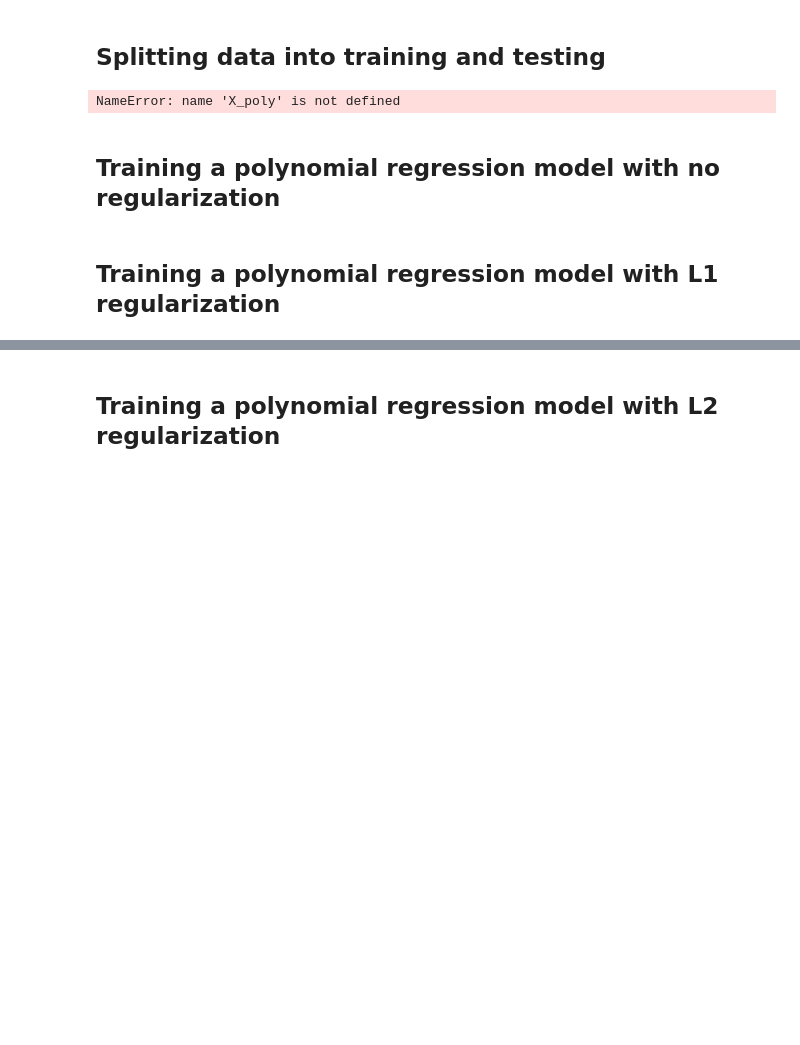
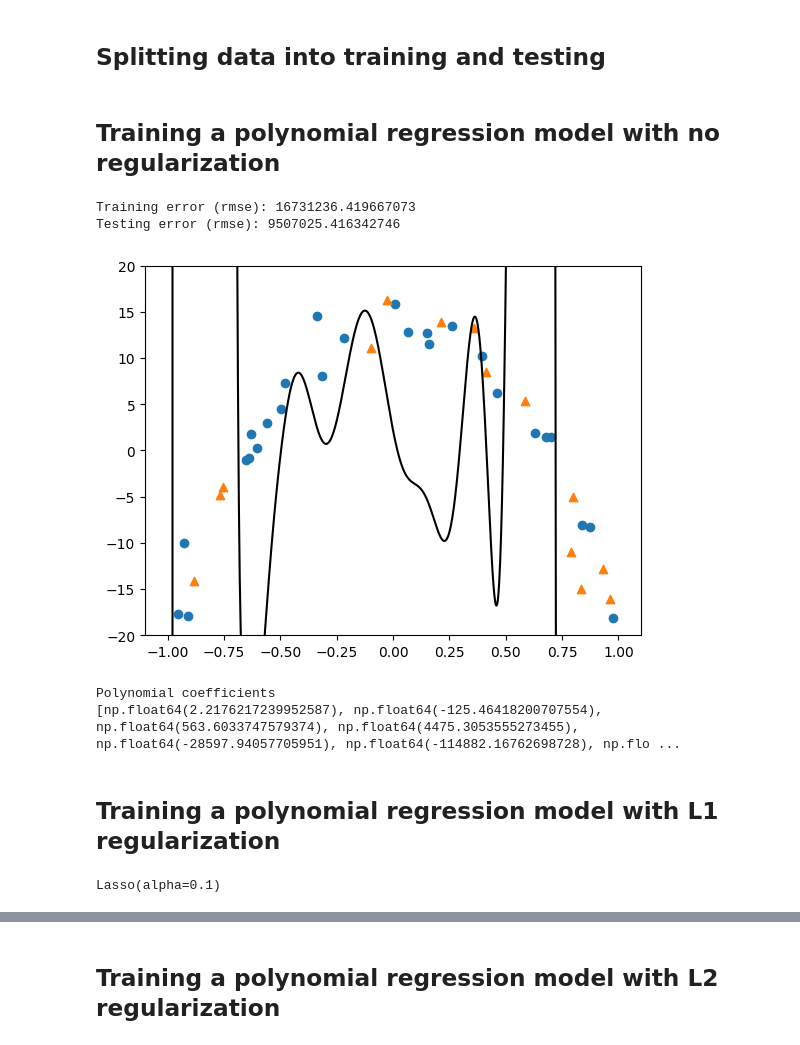
Before and after one commit to mo2menElsayed/demo-true, a Jupyter notebook: polynomial_regression/Polynomial_regression_regularization.ipynb, the cells around one changed output, grey strips where cells are left out. Drawn from its saved outputs; the diff is of its cells as text; code cells hidden in the pictures; blank space fills up the shorter version.

```diff
--- a/polynomial_regression/Polynomial_regression_regularization.ipynb
+++ b/polynomial_regression/Polynomial_regression_regularization.ipynb
@@ -111,3 +81,10 @@ X_poly=addPoly(X,200)
+# %%
+from sklearn.preprocessing import PolynomialFeatures
+def addPoly(X,polyDegree):
+    poly = PolynomialFeatures(degree=polyDegree, include_bias=False)
+    X = poly.fit_transform(X.reshape(-1, 1))
+    return X
+X_poly=addPoly(X,200)
 # %%
 print(X_poly.shape)
 print(X_poly[0,:])
@@ -135,9 +112,7 @@ print(X_poly[0,:])
 from sklearn.model_selection import train_test_split
 ## TODO ##
 # use sklearn (train_test_split) to split data to 80% training 20% testing
-X_train, X_test, y_train, y_test = train_test_split(X_poly, Y, test_size=0.2, random_state=42)
+X_train, X_test, y_train, y_test = train_test_split(X_poly, Y, test_size=0.33, random_state=52)
-# %% [output]
-NameError: name 'X_poly' is not defined
 # %%
 from sklearn.metrics import mean_squared_error
 def display_results(model):
@@ -168,2 +135,28 @@ display_results(model_no_reg)
+# %%
+from sklearn.preprocessing import StandardScaler
+from sklearn.linear_model import LinearRegression
+from sklearn.pipeline import make_pipeline
+
+# model_no_reg = LinearRegression()
+# model_no_reg.fit(X_train, y_train)
+
+# إنشاء موديل مع normalisation
+model_no_reg = make_pipeline(
+    StandardScaler(),   # يقوم بتطبيع X
+    LinearRegression()  # ثم تدريب LinearRegression
+)
+
+# تدريب الموديل
+model_no_reg.fit(X_train, y_train)
+lr_model = model_no_reg[-1]
+# %%
+# display_results(model_no_reg)
+display_results(lr_model)
+# %% [output]
+Training error (rmse): 16731236.419667073
+Testing error (rmse): 9507025.416342746
+[figure, added]
+Polynomial coefficients
+[np.float64(2.2176217239952587), np.float64(-125.46418200707554), np.float64(563.6033747579374), np.float64(4475.3053555273455), np.float64(-28597.94057705951), np.float64(-114882.16762698728), np.flo ...
 # %% [markdown]
 ## Training a polynomial regression model with L1 regularization
@@ -177,0 +163,21 @@ display_results(model_L1_reg)
+# %%
+from sklearn.linear_model import Lasso
+from sklearn.preprocessing import StandardScaler
+from sklearn.pipeline import make_pipeline
+## TODO ##
+# use sklearn Lasso (linear regression with L1 Norm) to fit the data
+
+model_L1_reg = Lasso(alpha=0.1) # You can adjust alpha
+model_L1_reg.fit(X_train, y_train)
+
+# # إنشاء موديل Lasso مع normalization
+# model_L1_reg = make_pipeline(
+#     StandardScaler(),  # Normalize features
+#     Lasso(alpha=0.1)   # L1 regularization
+# )
+
+# # تدريب النموذج
+# model_L1_reg.fit(X_train, y_train)
+# lr_model = model_L1_reg[-1]
+# %% [output]
+Lasso(alpha=0.1)
```
Also changed, not shown: parts of 13 cells of this notebook.
